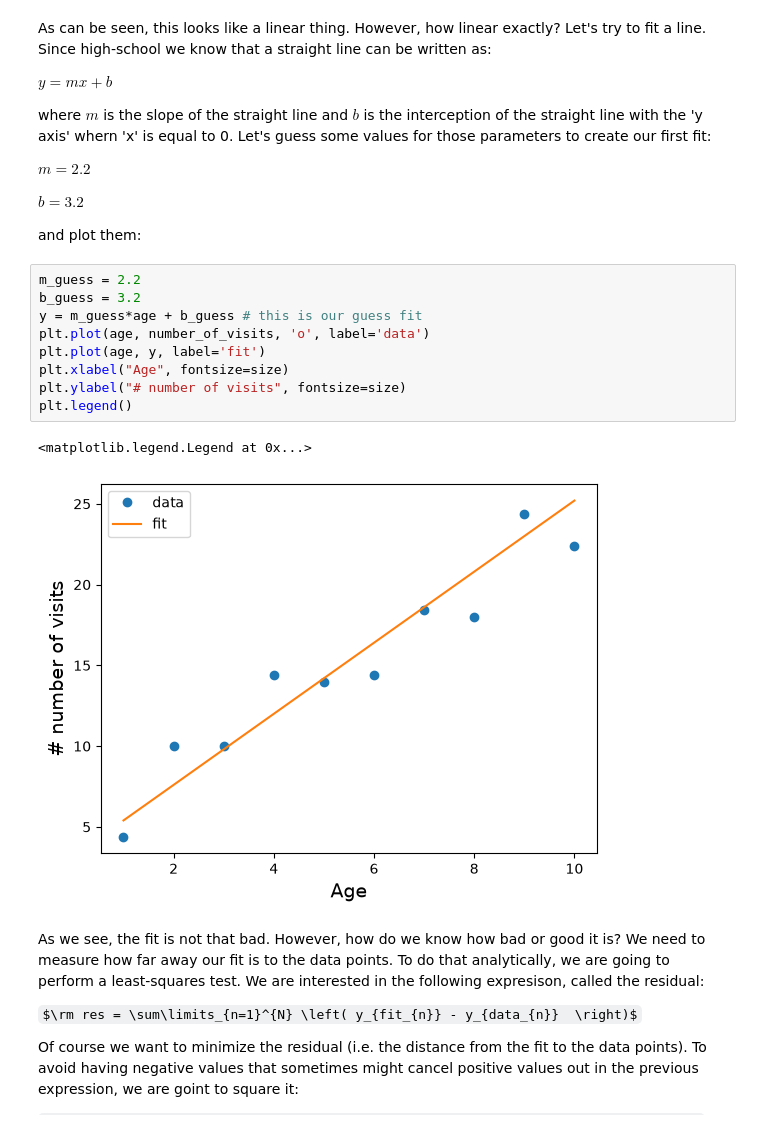
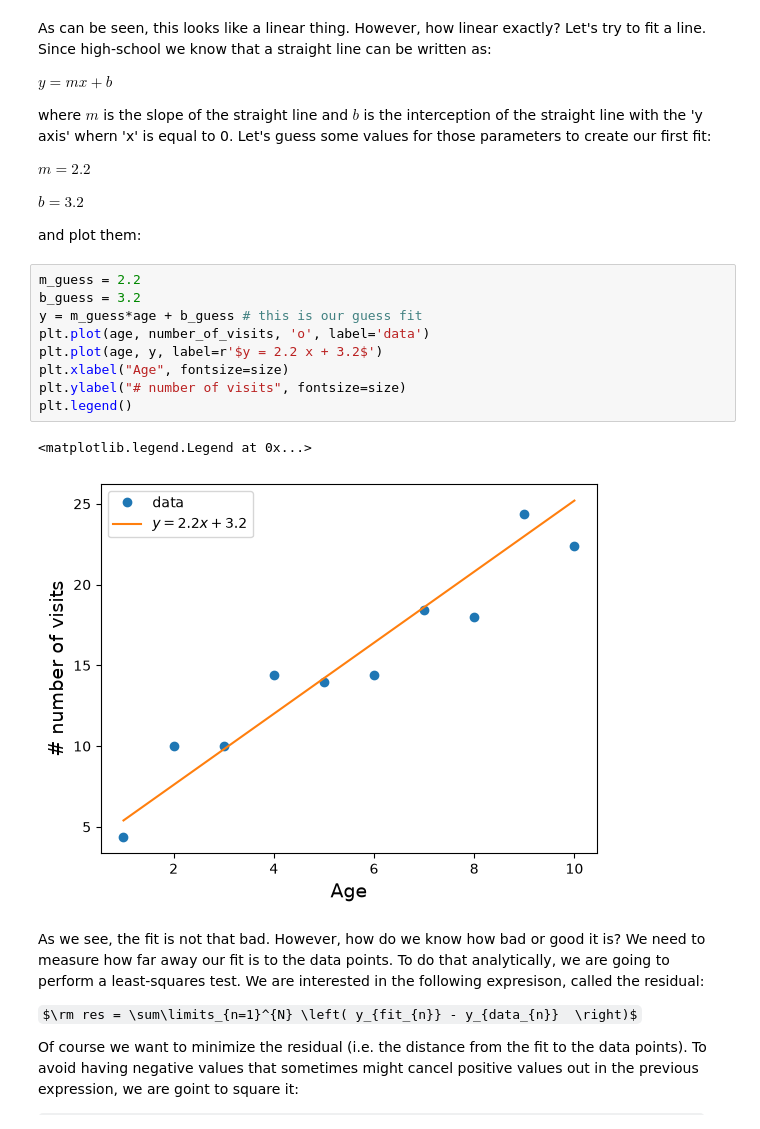
Before and after one commit to Fernando-Canales/learning_data_science, a Jupyter notebook: Practice/linear_regression.ipynb, the cells around one changed output. Cells and saved outputs as stored; diff of their text form; some formulas as TeX source.

```diff
--- a/Practice/linear_regression.ipynb
+++ b/Practice/linear_regression.ipynb
@@ -39,15 +39,15 @@ and plot them:
 # %%
 m_guess = 2.2
 b_guess = 3.2
 y = m_guess*age + b_guess # this is our guess fit
 plt.plot(age, number_of_visits, 'o', label='data')
-plt.plot(age, y, label='fit')
+plt.plot(age, y, label=r'$y = 2.2 x + 3.2$')
 plt.xlabel("Age", fontsize=size)
 plt.ylabel("# number of visits", fontsize=size)
 plt.legend()
 # %% [output]
 <matplotlib.legend.Legend at 0x...>
-[figure, old version]
+[figure, new version]
 # %% [markdown]
 As we see, the fit is not that bad. However, how do we know how bad or good it is? We need to measure how far away our fit is to the data points. To do that analytically, we are going to perform a least-squares test. We are interested in the following expresison, called the residual:
 
```
Also changed, not shown: parts of 5 cells of this notebook.
